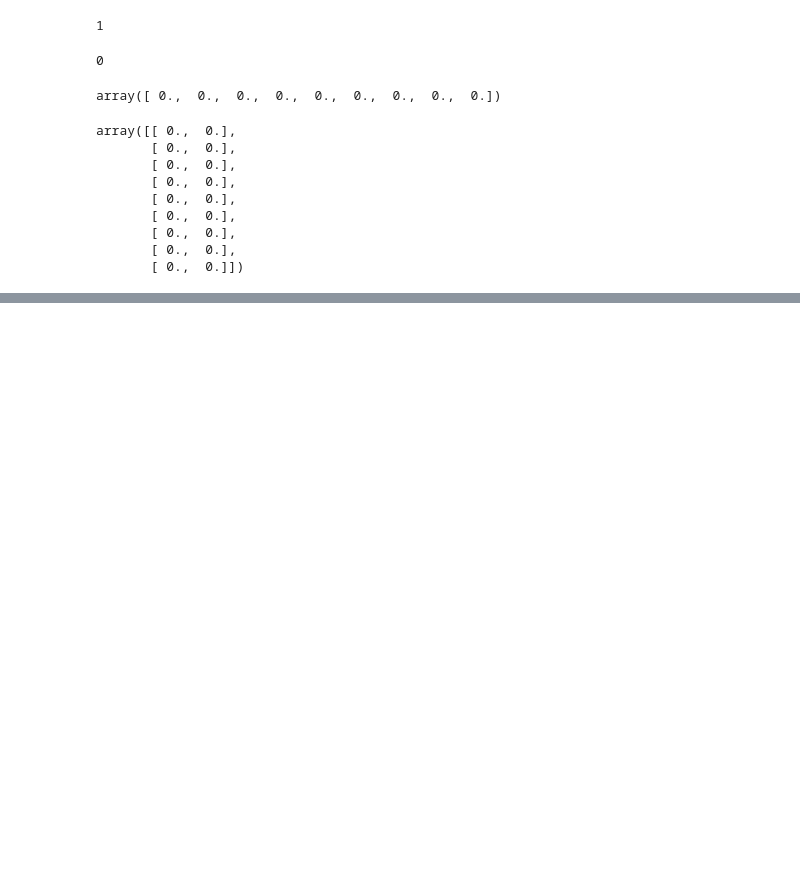
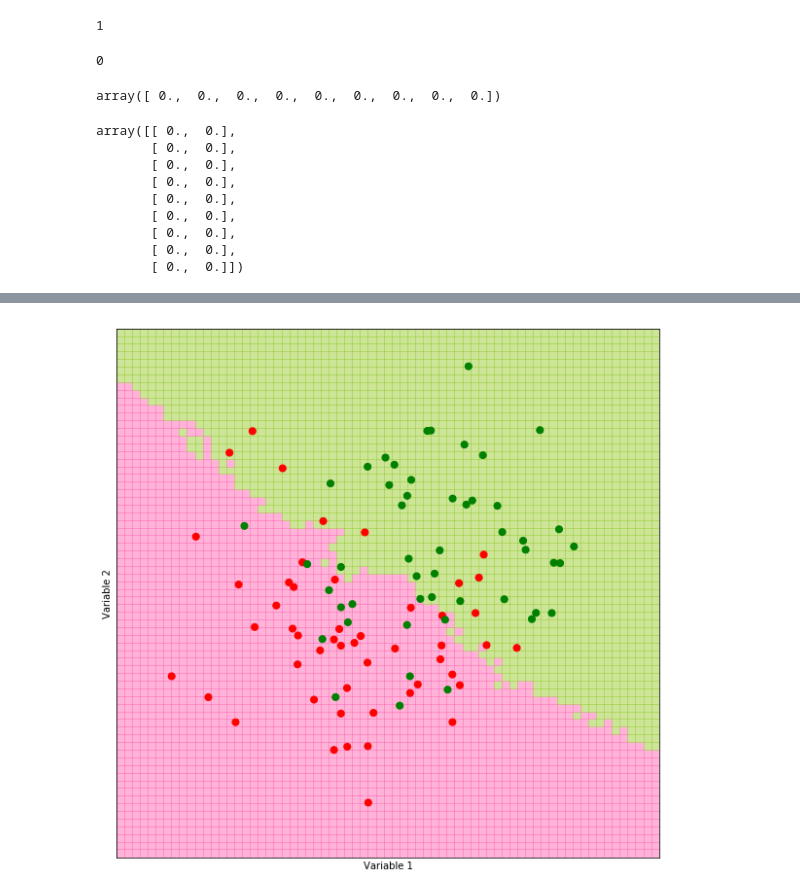
Before and after one commit to nsarode/Python_classNotes, a Jupyter notebook: case_studies_I.ipynb, the cells around one changed output, grey strips where cells are left out. Drawn from its saved outputs; the diff is of its cells as text; code cells hidden in the pictures; blank space fills up the shorter version.

```diff
--- a/case_studies_I.ipynb
+++ b/case_studies_I.ipynb
@@ -1143,0 +1272,7 @@ array([[ 0.,  0.],
+# %%
+k=50; filename="knn_synth_50.pdf" ;limits= (-3,4,-3,4); h=0.1
+(xx,yy,prediction_grid) = make_prediction_grid(predictors, outcomes, limits, h ,k)
+plot_prediction_grid(xx,yy,prediction_grid,filename)
+# %run -i files/plot_prediction_grid.py --flag1 xx --flag2 yy --flag3 prediction_grid --flag4 filename
+# %% [output]
+[figure, added]
```
Also changed, not shown: parts of 51 cells of this notebook.
